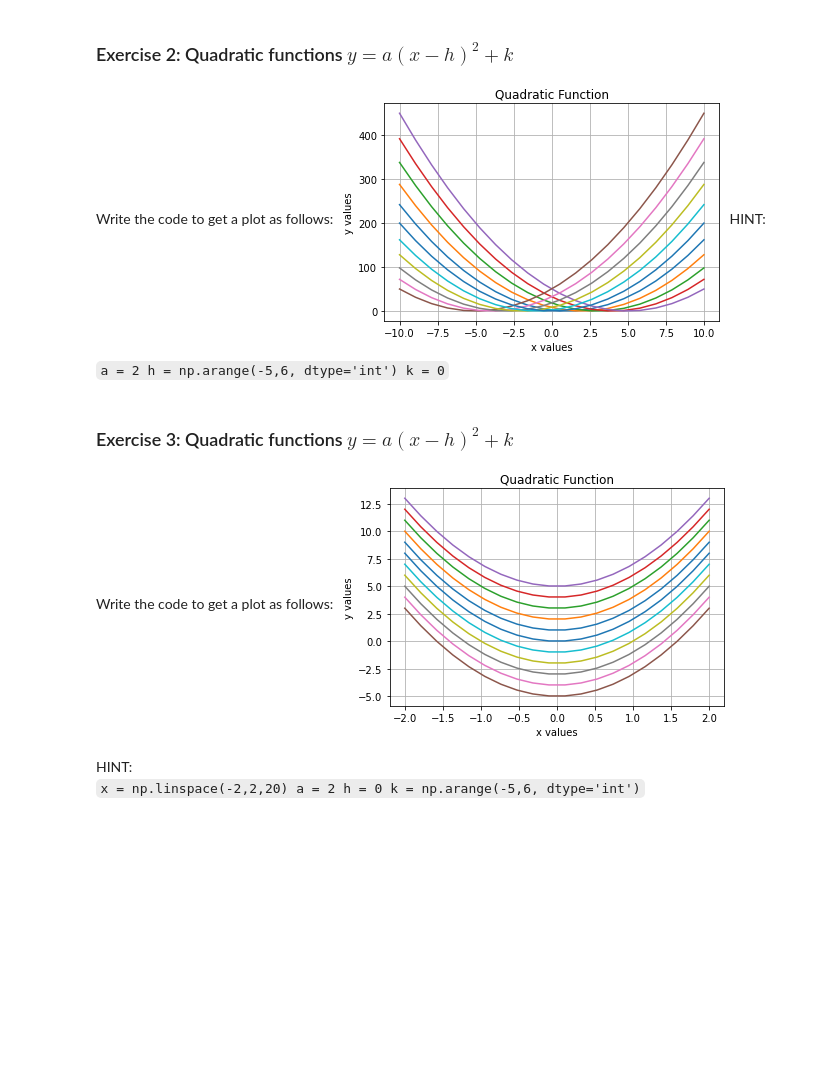
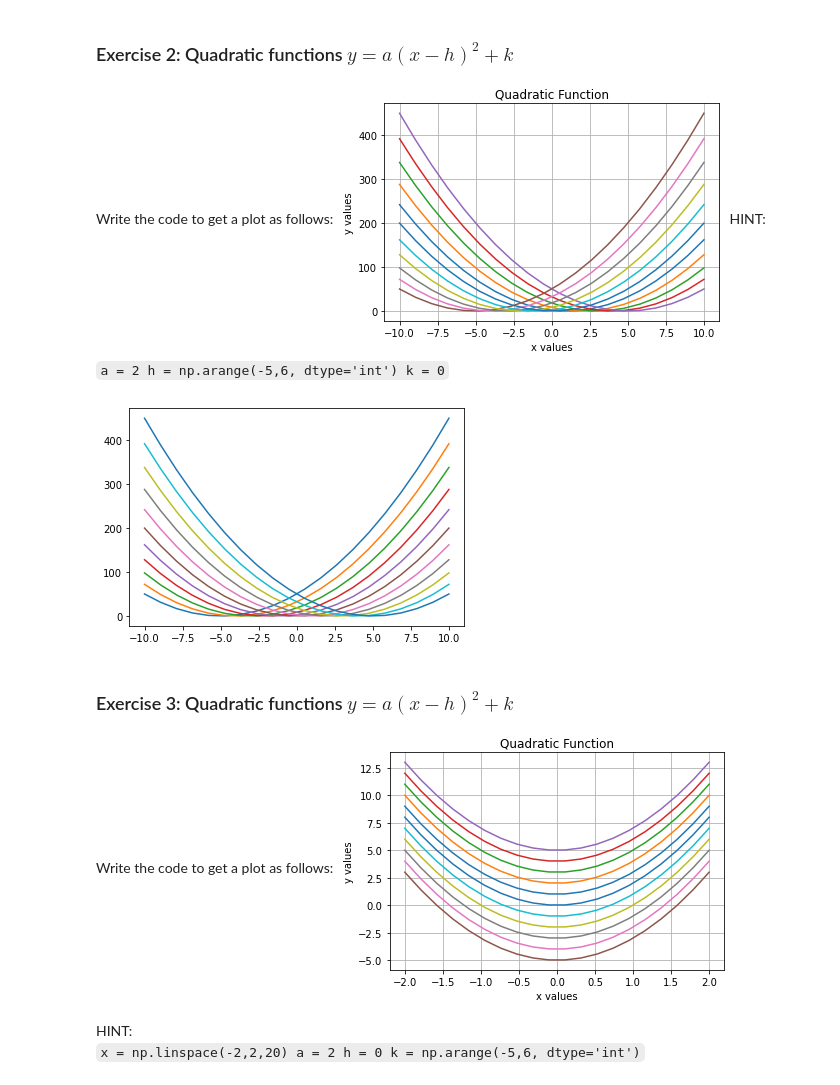
Before and after one commit to viksri98/Summer21, a Jupyter notebook: Review/Review_Lesson12_Functions.ipynb, the cells around one changed output. Drawn from its saved outputs; the diff is of its cells as text; code cells hidden in the pictures; blank space fills up the shorter version.

```diff
--- a/Review/Review_Lesson12_Functions.ipynb
+++ b/Review/Review_Lesson12_Functions.ipynb
@@ -39,13 +39,18 @@ HINT: <br>
 # %%
 import numpy as np
 from matplotlib import pyplot as plt
 
 a = 2
 x = np.linspace(-10, 10, 20)
 h = np.arange(-5,6, dtype='int')
 k = 0
 
 # Your code goes here
+for i in h:
+    plt.plot(x, a * (x - i) ** 2 + k)
+plt.show()
+# %% [output]
+[figure, added]
 # %% [markdown]
 ### Exercise 3: Quadratic functions $y = a(x-h)^2 + k$
 
```
Also changed, not shown: parts of 1 cell of this notebook, 1 other file.
